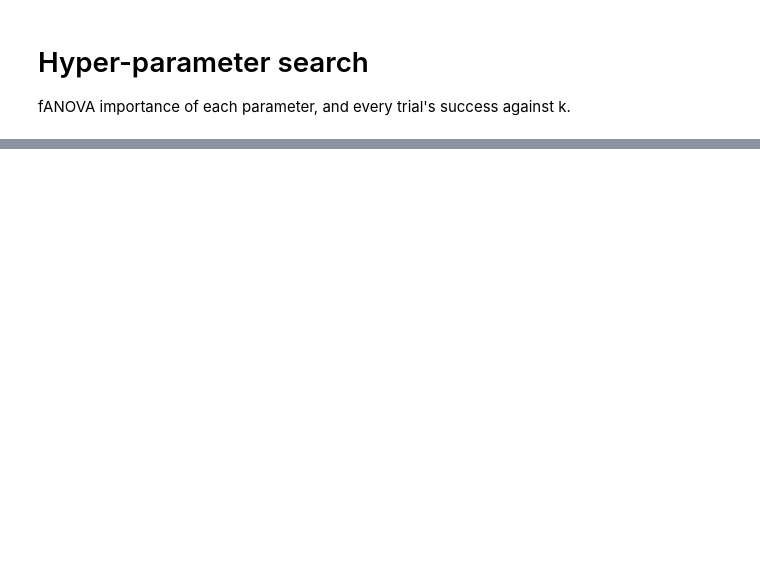
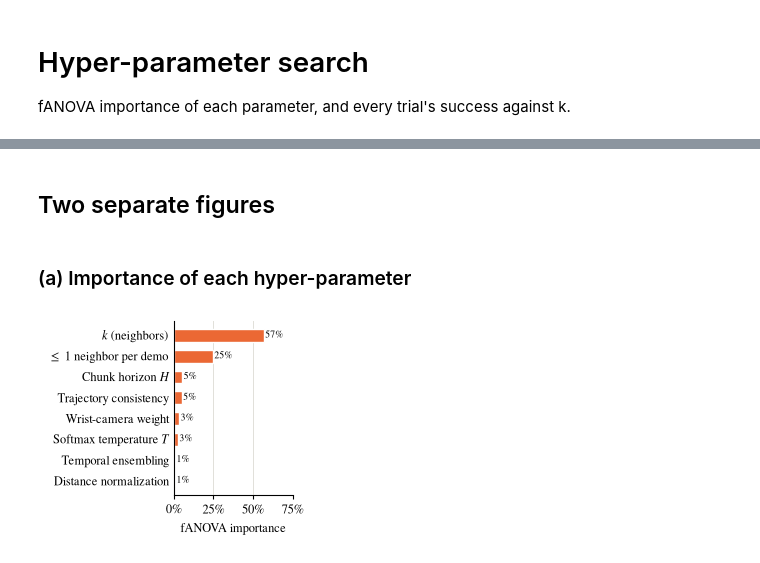
Before and after one commit to sereact/lerobot_knn, a Jupyter notebook: analysis/optuna.ipynb, the cells around one changed output, grey strips where cells are left out. Drawn from its saved outputs; the diff is of its cells as text; code cells hidden in the pictures; blank space fills up the shorter version.

```diff
--- a/analysis/optuna.ipynb
+++ b/analysis/optuna.ipynb
@@ -34,3 +35,4 @@ OPTUNA_NAMES = {"k": "k (neighbours)", "one_per_episode": "≤ 1 neighbour per d
 op = data["optuna"]
 imp = list(op["importance"].items())[:8][::-1]
 trials = [t for t in op["trials"] if "k" in t["params"]]
+FIGSIZE = (0.48 * PAGE_WIDTH, 2.232)  # both figures side by side, each at 0.48\linewidth
@@ -58,0 +66,20 @@ fig.savefig(figs_path / "optuna.pdf")
+# %% [markdown]
+## Two separate figures
+# %% [markdown]
+### (a) Importance of each hyper-parameter
+# %%
+fig, ax = plt.subplots(figsize=FIGSIZE, layout="constrained")
+ax.barh(range(len(imp)), [100 * v for _k, v in imp], color=u.Colour.KNN, height=0.62, edgecolor="white")
+ax.set_yticks(range(len(imp)), [OPTUNA_NAMES.get(k, k) for k, _v in imp])
+for i, (_k, v) in enumerate(imp):
+    ax.text(100 * v + 1, i, f"{v:.0%}", va="center", fontsize=FS_TINY)
+ax.set_xlabel("fANOVA importance", fontsize=FS_SMALL)
+ax.xaxis.set_major_formatter(PercentFormatter())
+ax.set_xlim(0, 75)
+ax.tick_params(axis="y", length=0)
+# ax.spines["left"].set_visible(False)
+ax.xaxis.grid(True)
+ax.set_axisbelow(True)
+fig.savefig(figs_path / "optuna_importance.pdf")
+# %% [output]
+[figure, added]
```
Also changed, not shown: parts of 6 cells of this notebook, 19 other files.
